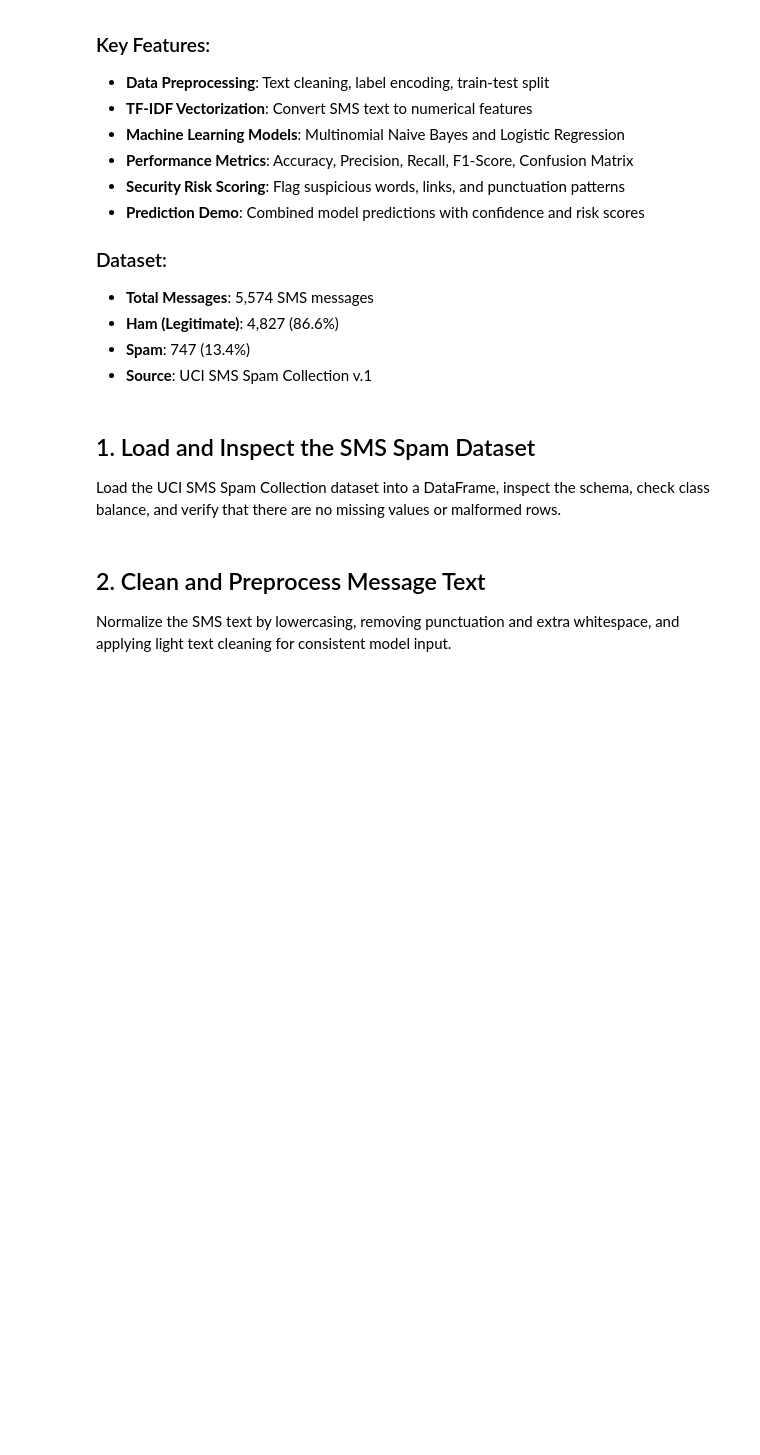
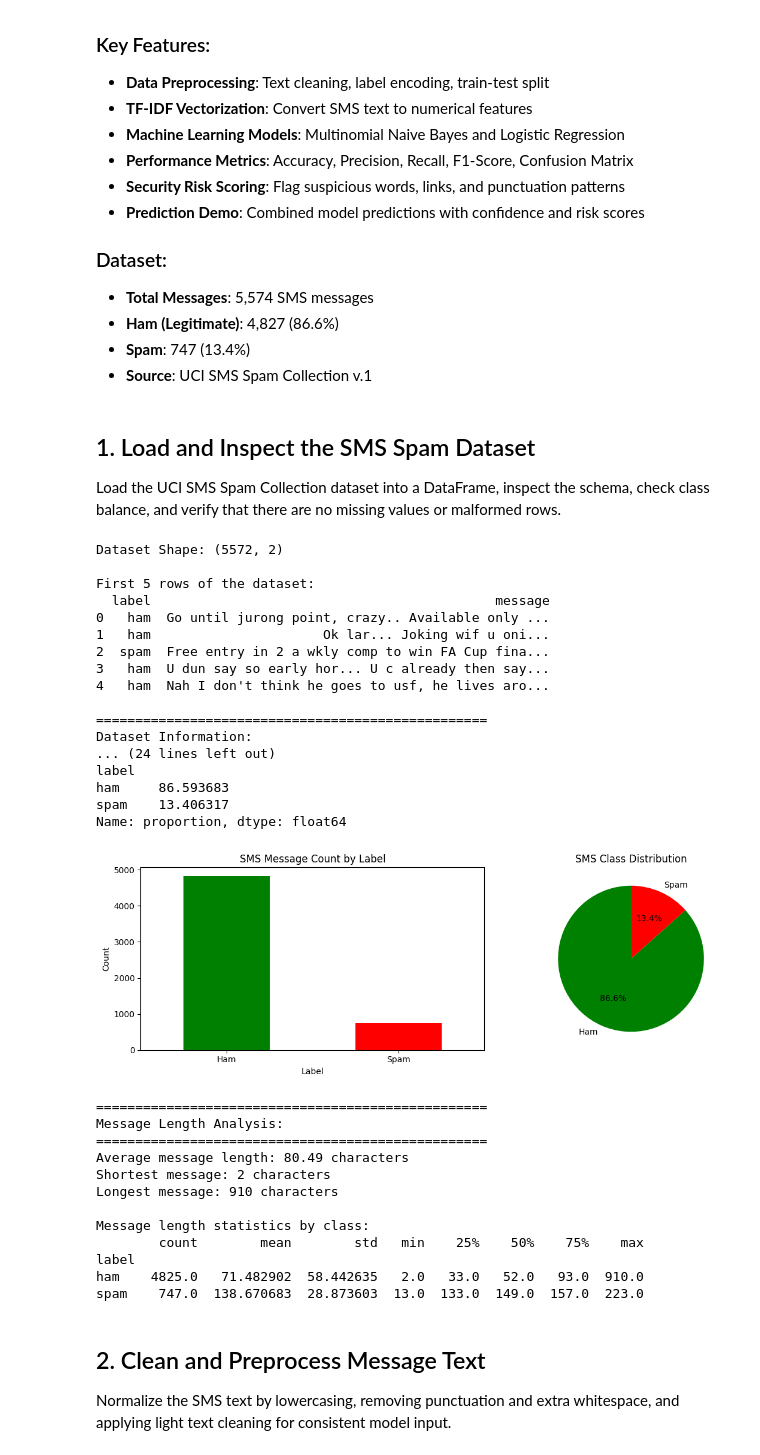
Before and after one commit to BrianKota/ML-SPAM-PROJECT, a Jupyter notebook: spam_classifier.ipynb, the cells around one changed output. Saved outputs shown, nothing was run; the diff lists cells and outputs as text; code cells hidden in the pictures; blank space fills up the shorter version.

```diff
--- a/spam_classifier.ipynb
+++ b/spam_classifier.ipynb
@@ -64,7 +67,7 @@ Load the UCI SMS Spam Collection dataset into a DataFrame, inspect the schema, c
 # The dataset has two columns: label (ham/spam) and message text
 # They are separated by a tab character
 
-df = pd.read_csv('SMSSpamCollection', sep='\t', names=['label', 'message'])
+df = pd.read_csv(r'sms+spam+collection\SMSSpamCollection', sep='\t', names=['label', 'message'])
 
 print("Dataset Shape:", df.shape)
 print("\nFirst 5 rows of the dataset:")
@@ -90,33 +93,64 @@ print(class_dist)
 print(f"\nPercentage Distribution:")
 print(df['label'].value_counts(normalize=True) * 100)
 
 # Visualize class distribution
 fig, axes = plt.subplots(1, 2, figsize=(12, 4))
 
 # Bar plot
 class_dist.plot(kind='bar', ax=axes[0], color=['green', 'red'])
 axes[0].set_title('SMS Message Count by Label')
 axes[0].set_xlabel('Label')
 axes[0].set_ylabel('Count')
 axes[0].set_xticklabels(['Ham', 'Spam'], rotation=0)
 
 # Pie chart
 axes[1].pie(class_dist.values, labels=['Ham', 'Spam'], autopct='%1.1f%%',
             colors=['green', 'red'], startangle=90)
 axes[1].set_title('SMS Class Distribution')
 
 plt.tight_layout()
 plt.show()
 
 print("\n" + "="*50)
 print("Message Length Analysis:")
 print("="*50)
 df['message_length'] = df['message'].apply(len)
 print(f"Average message length: {df['message_length'].mean():.2f} characters")
 print(f"Shortest message: {df['message_length'].min()} characters")
 print(f"Longest message: {df['message_length'].max()} characters")
 print(f"\nMessage length statistics by class:")
 print(df.groupby('label')['message_length'].describe())
+# %% [output]
+Dataset Shape: (5572, 2)
+
+First 5 rows of the dataset:
+  label                                            message
+0   ham  Go until jurong point, crazy.. Available only ...
+1   ham                      Ok lar... Joking wif u oni...
+2  spam  Free entry in 2 a wkly comp to win FA Cup fina...
+3   ham  U dun say so early hor... U c already then say...
+4   ham  Nah I don't think he goes to usf, he lives aro...
+
+==================================================
+Dataset Information:
+... (24 lines left out)
+label
+ham     86.593683
+spam    13.406317
+Name: proportion, dtype: float64
+[figure, added]
+==================================================
+Message Length Analysis:
+==================================================
+Average message length: 80.49 characters
+Shortest message: 2 characters
+Longest message: 910 characters
+
+Message length statistics by class:
+        count        mean        std   min    25%    50%    75%    max
+label
+ham    4825.0   71.482902  58.442635   2.0   33.0   52.0   93.0  910.0
+spam    747.0  138.670683  28.873603  13.0  133.0  149.0  157.0  223.0
 # %% [markdown]
 ## 2. Clean and Preprocess Message Text
 
```
Also changed, not shown: parts of 9 cells of this notebook, 3 other files.
